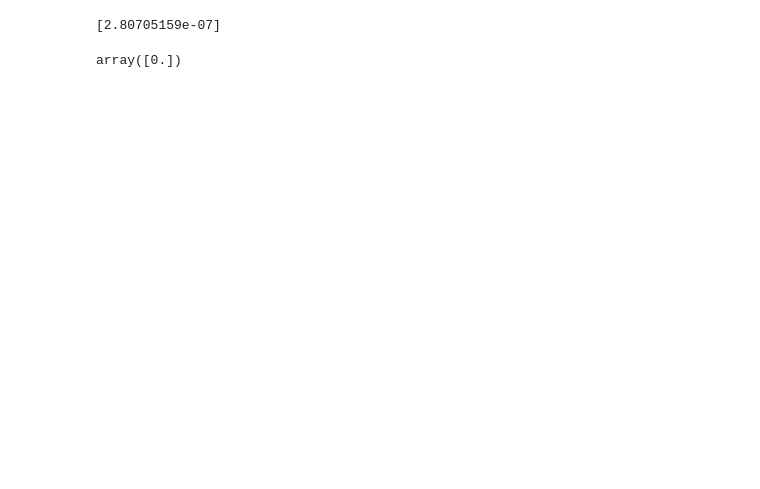
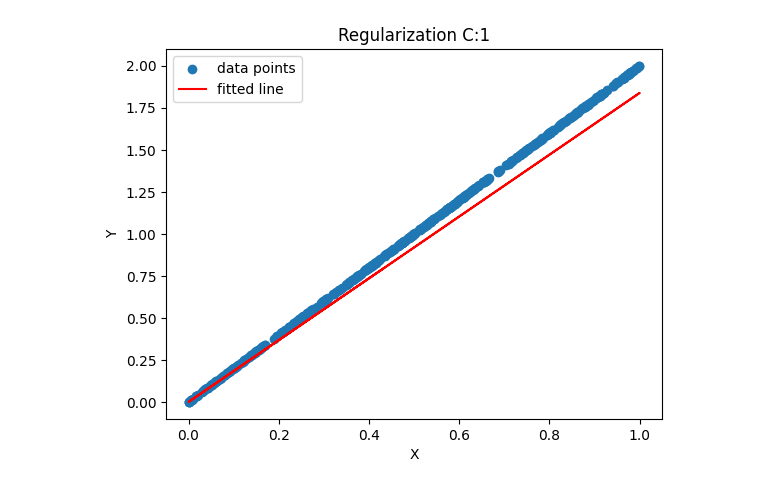
Before and after one commit to bevansomondi/ML-ALGORITHMS, a Jupyter notebook: linear_model.ipynb, the cells around one changed output. Saved outputs shown, nothing was run; the diff lists cells and outputs as text; code cells hidden in the pictures; blank space fills up the shorter version.

Commit message:
Visualizing regression

```diff
--- a/linear_model.ipynb
+++ b/linear_model.ipynb
@@ -63,20 +63,22 @@ class vanillaGrad(object):
     def test(self, X,y):
          #return the MSE
          MSE = self.average_loss(X, y)
-         return MSE
+         predicted = [np.dot(self.weights, x) for x in X]
+         predicted = list(predicted)
+         return predicted, MSE
 # %%
 #generating data
-X = np.random.rand(500, 4)
+X = np.random.rand(500, 1)
 y = []
 # y = 2x1 + 3x2
 for x in X:
-    y.append(2*x[0] + 3*x[1] + x[2] + 0.1*x[3])
+    y.append(2*x)
 
 #split the dataset into train and test set
 X_train, X_test, y_train, y_test = X[:70], X[70:], y[:70], y[70:]
 # %%
 #create instance of the model
-network = vanillaGrad(4, 0.3, 0)
+network = vanillaGrad(1, 0.3, 1)
 # %%
 #train the model
 network.train(X_train, y_train, epochs=200)
@@ -103,7 +104,0 @@ array([[1.99954219, 2.99820976, 1.00210426, 0.1004956 ]])
-# %%
-#test the nodel
-variance = network.test(X_test, y_test) - network.test(X_train, y_train)
-print(variance)
-# %% [output]
-[2.80705159e-07]
-array([0.])
@@ -109,0 +107,11 @@ array([0.])
+# %%
+fitted_line, _ = network.test(X_test, y_test)
+plt.scatter(X_test, y_test, label="data points")
+plt.plot(X_test, fitted_line, color="red", label="fitted line")
+plt.title(f"Regularization C:{network.C}")
+plt.xlabel("X")
+plt.ylabel("Y")
+plt.legend()
+plt.show()
+# %% [output]
+[figure, added]
```
Also changed, not shown: parts of 2 cells of this notebook.
